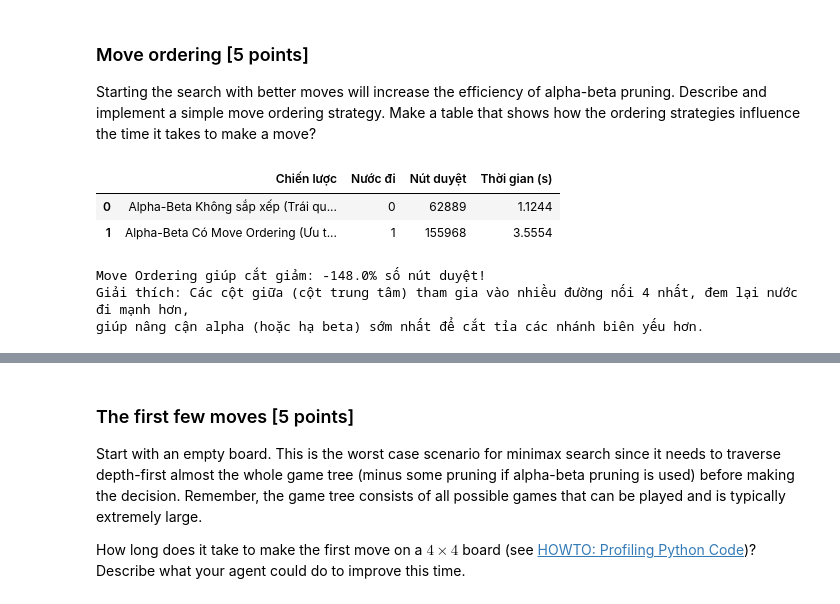
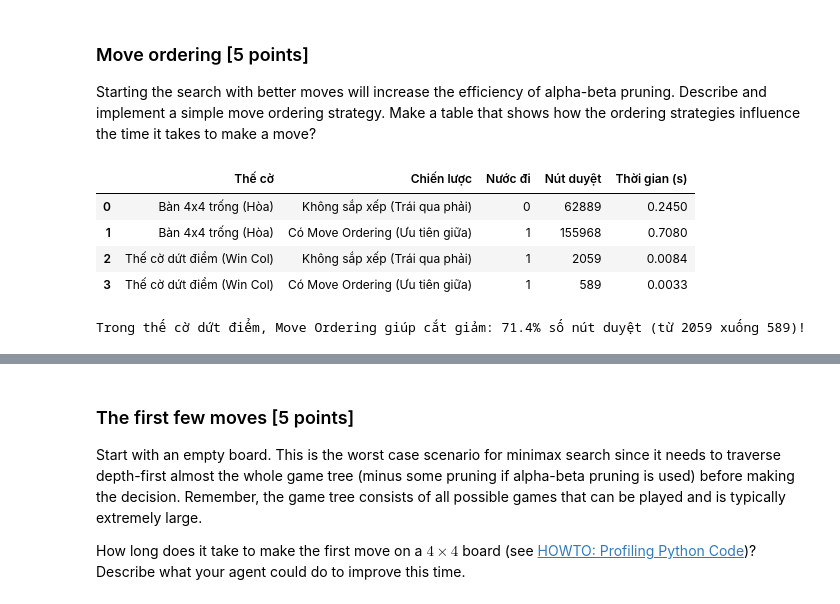
Before and after one commit to ducnhan123-co/DO_AN_TRI_TUE_NHAN_TAO_NANG_CAO_SGU_2026, a Jupyter notebook: lab05/lab05 - game/assignment_connect4.ipynb, the cells around one changed output, grey strips where cells are left out. Drawn from its saved outputs; the diff is of its cells as text; code cells hidden in the pictures.

```diff
--- a/lab05/lab05 - game/assignment_connect4.ipynb
+++ b/lab05/lab05 - game/assignment_connect4.ipynb
@@ -386,30 +386,50 @@ GIẢI THÍCH VÌ SAO MINIMAX ĐẦY ĐỦ KHÔNG THỂ CHẠY TRÊN BÀN CỜ 6
 
 Starting the search with better moves will increase the efficiency of alpha-beta pruning. Describe and implement a simple move ordering strategy. Make a table that shows how the ordering strategies influence the time it takes to make a move?
 # %%
-# Thí nghiệm so sánh hiệu quả của Move Ordering trên bàn cờ 4x4
+# Thí nghiệm so sánh hiệu quả của Move Ordering trên bàn cờ 4x4 và thế cờ chiến thuật
+import time
+import pandas as pd
+from connect4 import empty_board, minimax_alpha_beta
+
+# 1. Bàn cờ trống 4x4
 b_test = empty_board((4, 4))
 
 t0 = time.perf_counter()
-res_unordered = minimax_alpha_beta(b_test, player=1, depth=None, move_ordering=False)
-t_unordered = time.perf_counter() - t0
+res_un_empty = minimax_alpha_beta(b_test, player=1, depth=None, move_ordering=False)
+t_un_empty = time.perf_counter() - t0
 
 t0 = time.perf_counter()
-res_ordered = minimax_alpha_beta(b_test, player=1, depth=None, move_ordering=True)
-t_ordered = time.perf_counter() - t0
+res_or_empty = minimax_alpha_beta(b_test, player=1, depth=None, move_ordering=True)
+t_or_empty = time.perf_counter() - t0
 
-pruning_gain = (1 - res_ordered['nodes'] / res_unordered['nodes']) * 100
+# 2. Thế cờ chiến thuật dứt điểm (Thế 2: Win Col)
+b_win = empty_board((4, 4))
+b_win[3, 2] = b_win[2, 2] = b_win[1, 2] = 1
+b_win[3, 1] = b_win[2, 1] = -1
+
+t0 = time.perf_counter()
+res_un_win = minimax_alpha_beta(b_win, player=1, depth=None, move_ordering=False)
+t_un_win = time.perf_counter() - t0
+
+t0 = time.perf_counter()
+res_or_win = minimax_alpha_beta(b_win, player=1, depth=None, move_ordering=True)
+t_or_win = time.perf_counter() - t0
+
+gain_win = (1 - res_or_win['nodes'] / res_un_win['nodes']) * 100
+
 df_mo = pd.DataFrame([
-    {'Chiến lược': 'Alpha-Beta Không sắp xếp (Trái qua phải)', 'Nước đi': res_unordered['col'], 'Nút duyệt': res_unordered['nodes'], 'Thời gian (s)': round(t_unordered, 4)},
-    {'Chiến lược': 'Alpha-Beta Có Move Ordering (Ưu tiên cột giữa)', 'Nước đi': res_ordered['col'], 'Nút duyệt': res_ordered['nodes'], 'Thời gian (s)': round(t_ordered, 4)}
+    {'Thế cờ': 'Bàn 4x4 trống (Hòa)', 'Chiến lược': 'Không sắp xếp (Trái qua phải)', 'Nước đi': res_un_empty['col'], 'Nút duyệt': res_un_empty['nodes'], 'Thời gian (s)': round(t_un_empty, 4)},
+    {'Thế cờ': 'Bàn 4x4 trống (Hòa)', 'Chiến lược': 'Có Move Ordering (Ưu tiên giữa)', 'Nước đi': res_or_empty['col'], 'Nút duyệt': res_or_empty['nodes'], 'Thời gian (s)': round(t_or_empty, 4)},
+    {'Thế cờ': 'Thế cờ dứt điểm (Win Col)', 'Chiến lược': 'Không sắp xếp (Trái qua phải)', 'Nước đi': res_un_win['col'], 'Nút duyệt': res_un_win['nodes'], 'Thời gian (s)': round(t_un_win, 4)},
+    {'Thế cờ': 'Thế cờ dứt điểm (Win Col)', 'Chiến lược': 'Có Move Ordering (Ưu tiên giữa)', 'Nước đi': res_or_win['col'], 'Nút duyệt': res_or_win['nodes'], 'Thời gian (s)': round(t_or_win, 4)},
 ])
 display(df_mo)
-print(f'Move Ordering giúp cắt giảm: {pruning_gain:.1f}% số nút duyệt!')
-print('Giải thích: Các cột giữa (cột trung tâm) tham gia vào nhiều đường nối 4 nhất, đem lại nước đi mạnh hơn,')
-print('giúp nâng cận alpha (hoặc hạ beta) sớm nhất để cắt tỉa các nhánh biên yếu hơn.')
+
+print(f"Trong thế cờ dứt điểm, Move Ordering giúp cắt giảm: {gain_win:.1f}% số nút duyệt (từ {res_un_win['nodes']} xuống {res_or_win['nodes']})!")
 # %% [output]
-|  | Chiến lược | Nước đi | Nút duyệt | Thời gian (s) |
-| 0 | Alpha-Beta Không sắp xếp (Trái qu... | 0 | 62889 | 1.1244 |
-| 1 | Alpha-Beta Có Move Ordering (Ưu t... | 1 | 155968 | 3.5554 |
+|  | Thế cờ | Chiến lược | Nước đi | Nút duyệt | Thời gian (s) |
+| 0 | Bàn 4x4 trống (Hòa) | Không sắp xếp (Trái qua phải) | 0 | 62889 | 0.2450 |
+| 1 | Bàn 4x4 trống (Hòa) | Có Move Ordering (Ưu tiên giữa) | 1 | 155968 | 0.7080 |
+| 2 | Thế cờ dứt điểm (Win Col) | Không sắp xếp (Trái qua phải) | 1 | 2059 | 0.0084 |
+| 3 | Thế cờ dứt điểm (Win Col) | Có Move Ordering (Ưu tiên giữa) | 1 | 589 | 0.0033 |
-Move Ordering giúp cắt giảm: -148.0% số nút duyệt!
-Giải thích: Các cột giữa (cột trung tâm) tham gia vào nhiều đường nối 4 nhất, đem lại nước đi mạnh hơn,
-giúp nâng cận alpha (hoặc hạ beta) sớm nhất để cắt tỉa các nhánh biên yếu hơn.
+Trong thế cờ dứt điểm, Move Ordering giúp cắt giảm: 71.4% số nút duyệt (từ 2059 xuống 589)!
```
Also changed, not shown: parts of 9 cells of this notebook.
